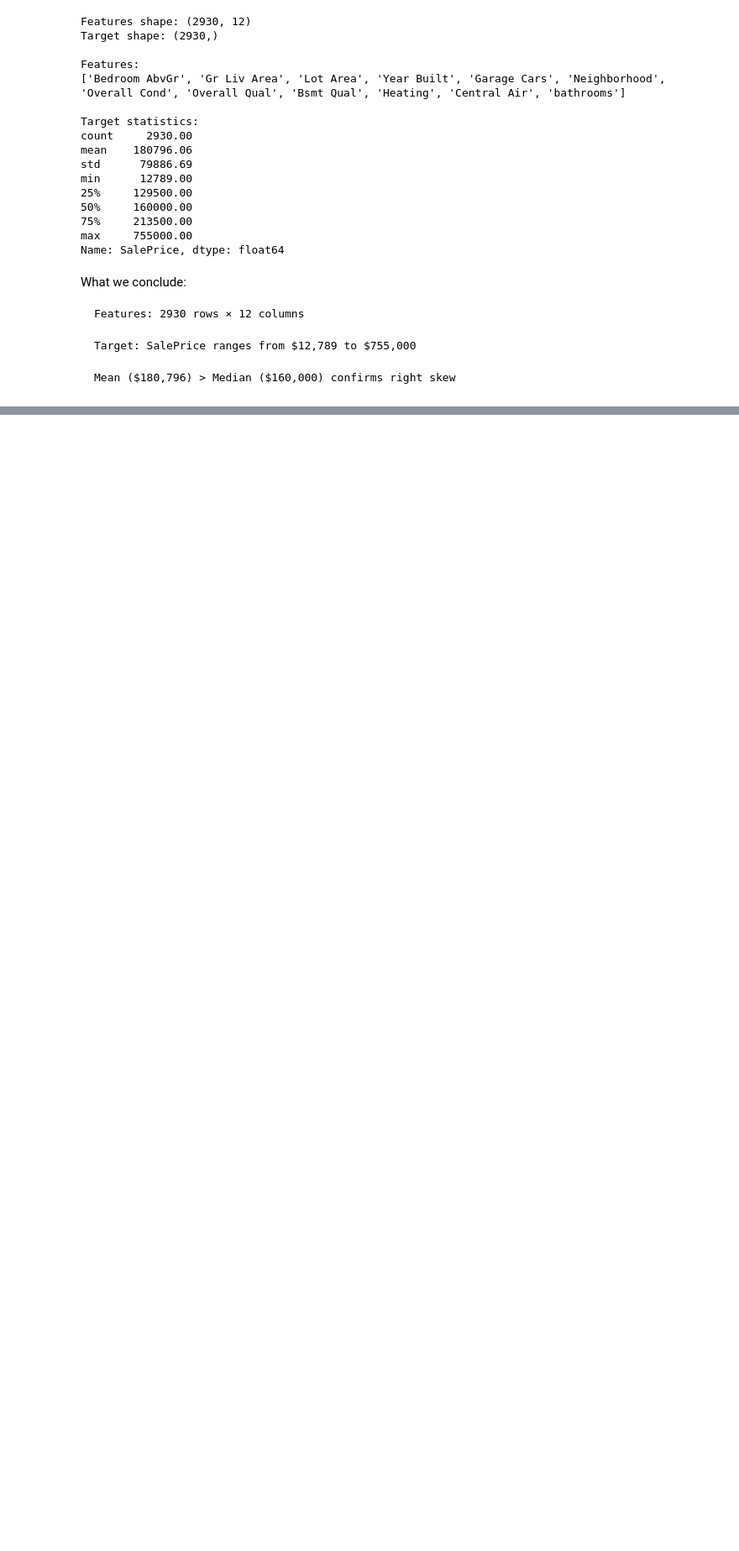
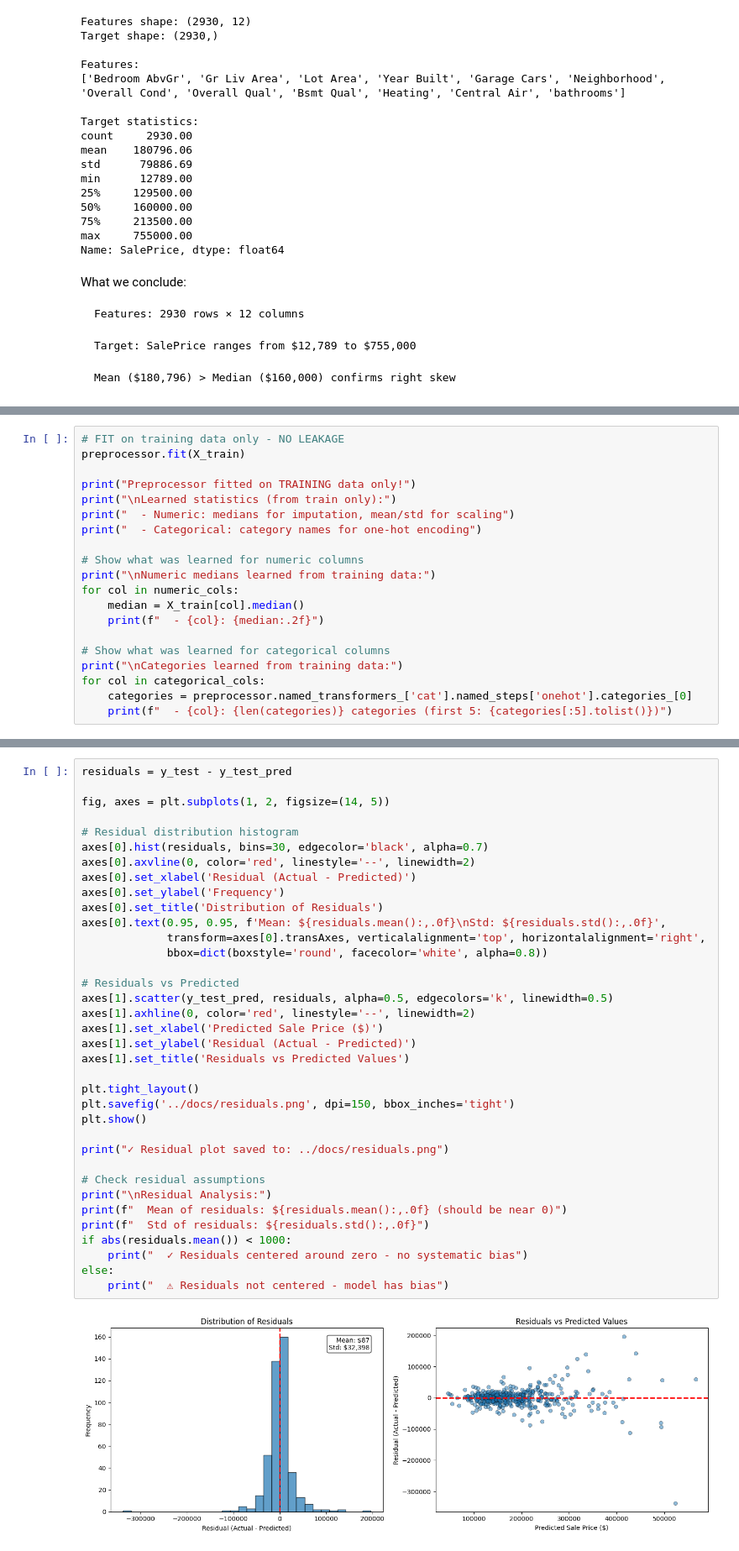
Before and after one commit to Jawad-Mansour/real-estate-agent, a Jupyter notebook: notebooks/02_Model_Training_and_Evaluation.ipynb, the cells around one changed output, grey strips where cells are left out. Shown at 84% size. Cells and saved outputs as stored; diff of their text form; blank space fills up the shorter version.

```diff
--- a/notebooks/02_Model_Training_and_Evaluation.ipynb
+++ b/notebooks/02_Model_Training_and_Evaluation.ipynb
@@ -116,0 +263,20 @@ Explanation: This is the MOST IMPORTANT cell for preventing data leakage. We spl
+# %%
+# FIT on training data only - NO LEAKAGE
+preprocessor.fit(X_train)
+
+print("Preprocessor fitted on TRAINING data only!")
+print("\nLearned statistics (from train only):")
+print("  - Numeric: medians for imputation, mean/std for scaling")
+print("  - Categorical: category names for one-hot encoding")
+
+# Show what was learned for numeric columns
+print("\nNumeric medians learned from training data:")
+for col in numeric_cols:
+    median = X_train[col].median()
+    print(f"  - {col}: {median:.2f}")
+
+# Show what was learned for categorical columns
+print("\nCategories learned from training data:")
+for col in categorical_cols:
+    categories = preprocessor.named_transformers_['cat'].named_steps['onehot'].categories_[0]
+    print(f"  - {col}: {len(categories)} categories (first 5: {categories[:5].tolist()})")
@@ -116,0 +805,38 @@ Explanation: This is the MOST IMPORTANT cell for preventing data leakage. We spl
+# %%
+residuals = y_test - y_test_pred
+
+fig, axes = plt.subplots(1, 2, figsize=(14, 5))
+
+# Residual distribution histogram
+axes[0].hist(residuals, bins=30, edgecolor='black', alpha=0.7)
+axes[0].axvline(0, color='red', linestyle='--', linewidth=2)
+axes[0].set_xlabel('Residual (Actual - Predicted)')
+axes[0].set_ylabel('Frequency')
+axes[0].set_title('Distribution of Residuals')
+axes[0].text(0.95, 0.95, f'Mean: ${residuals.mean():,.0f}\nStd: ${residuals.std():,.0f}',
+             transform=axes[0].transAxes, verticalalignment='top', horizontalalignment='right',
+             bbox=dict(boxstyle='round', facecolor='white', alpha=0.8))
+
+# Residuals vs Predicted
+axes[1].scatter(y_test_pred, residuals, alpha=0.5, edgecolors='k', linewidth=0.5)
+axes[1].axhline(0, color='red', linestyle='--', linewidth=2)
+axes[1].set_xlabel('Predicted Sale Price ($)')
+axes[1].set_ylabel('Residual (Actual - Predicted)')
+axes[1].set_title('Residuals vs Predicted Values')
+
+plt.tight_layout()
+plt.savefig('../docs/residuals.png', dpi=150, bbox_inches='tight')
+plt.show()
+
+print("✓ Residual plot saved to: ../docs/residuals.png")
+
+# Check residual assumptions
+print("\nResidual Analysis:")
+print(f"  Mean of residuals: ${residuals.mean():,.0f} (should be near 0)")
+print(f"  Std of residuals: ${residuals.std():,.0f}")
+if abs(residuals.mean()) < 1000:
+    print("  ✓ Residuals centered around zero - no systematic bias")
+else:
+    print("  ⚠ Residuals not centered - model has bias")
+# %% [output]
+[figure, added]
```
Also changed, not shown: parts of 36 cells of this notebook, 8 other files.
